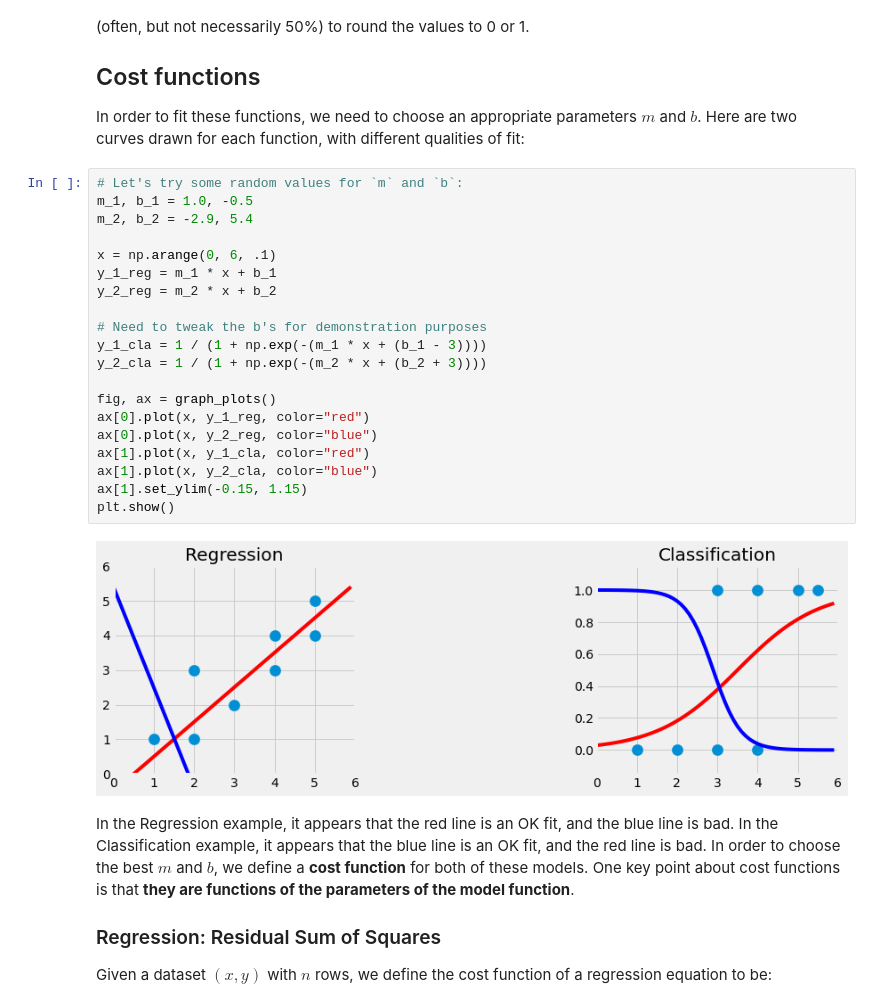
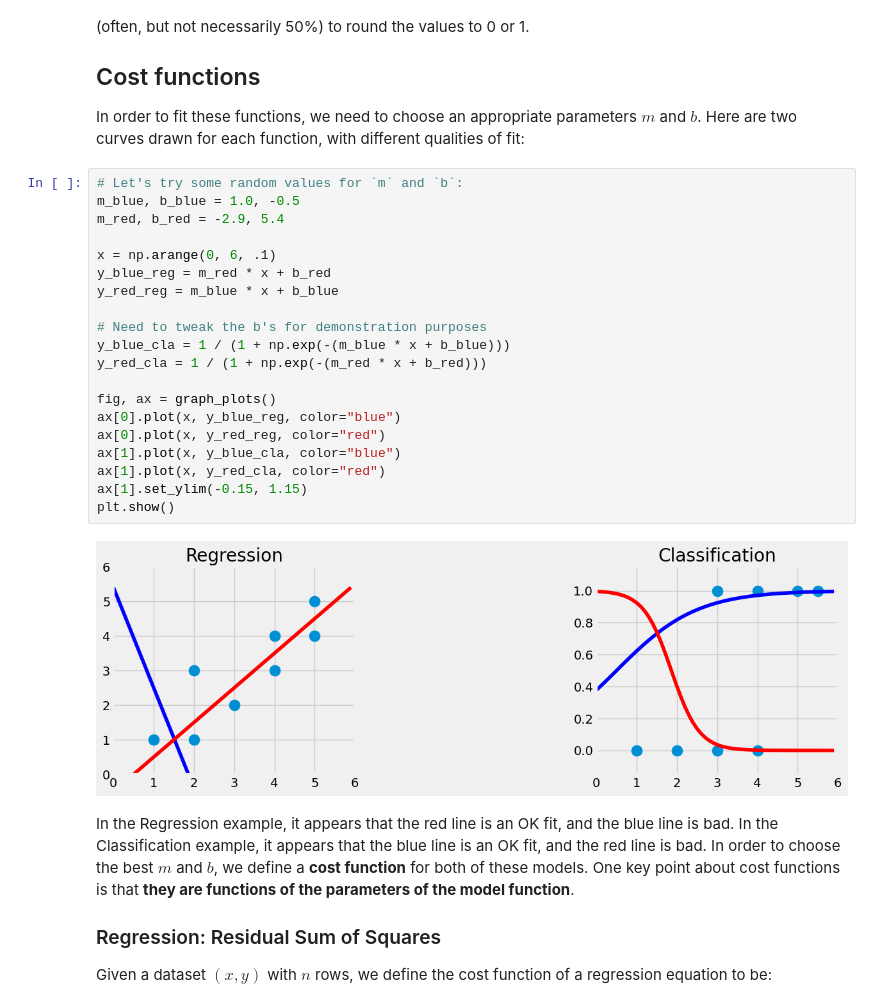
Before and after one commit to nzufelt/jupyter_notebooks_ML_2018, a Jupyter notebook: lessons/Linear and Logistic Regression.ipynb, the cells around one changed output. Cells and saved outputs as stored; diff of their text form.

```diff
--- a/lessons/Linear and Logistic Regression.ipynb
+++ b/lessons/Linear and Logistic Regression.ipynb
@@ -54,26 +54,26 @@ So, for the $i^\text{th}$ variable, to make our prediction, we use the appropria
 In order to fit these functions, we need to choose an appropriate parameters $m$ and $b$.  Here are two curves drawn for each function, with different qualities of fit:
 # %%
 # Let's try some random values for `m` and `b`:
-m_1, b_1 = 1.0, -0.5
-m_2, b_2 = -2.9, 5.4
+m_blue, b_blue = 1.0, -0.5
+m_red, b_red = -2.9, 5.4
 
 x = np.arange(0, 6, .1)
-y_1_reg = m_1 * x + b_1
-y_2_reg = m_2 * x + b_2
+y_blue_reg = m_red * x + b_red
+y_red_reg = m_blue * x + b_blue
 
 # Need to tweak the b's for demonstration purposes
-y_1_cla = 1 / (1 + np.exp(-(m_1 * x + (b_1 - 3))))
-y_2_cla = 1 / (1 + np.exp(-(m_2 * x + (b_2 + 3))))
+y_blue_cla = 1 / (1 + np.exp(-(m_blue * x + b_blue)))
+y_red_cla = 1 / (1 + np.exp(-(m_red * x + b_red)))
 
 fig, ax = graph_plots()
-ax[0].plot(x, y_1_reg, color="red")
-ax[0].plot(x, y_2_reg, color="blue")
-ax[1].plot(x, y_1_cla, color="red")
-ax[1].plot(x, y_2_cla, color="blue")
+ax[0].plot(x, y_blue_reg, color="blue")
+ax[0].plot(x, y_red_reg, color="red")
+ax[1].plot(x, y_blue_cla, color="blue")
+ax[1].plot(x, y_red_cla, color="red")
 ax[1].set_ylim(-0.15, 1.15)
 plt.show()
 # %% [output]
-[figure, old version]
+[figure, new version]
 # %% [markdown]
 In the Regression example, it appears that the red line is an OK fit, and the blue line is bad.  In the Classification example, it appears that the blue line is an OK fit, and the red line is bad.  In order to choose the best $m$ and $b$, we define a **cost function** for both of these models.  One key point about cost functions is that **they are functions of the parameters of the model function**.
 
```
